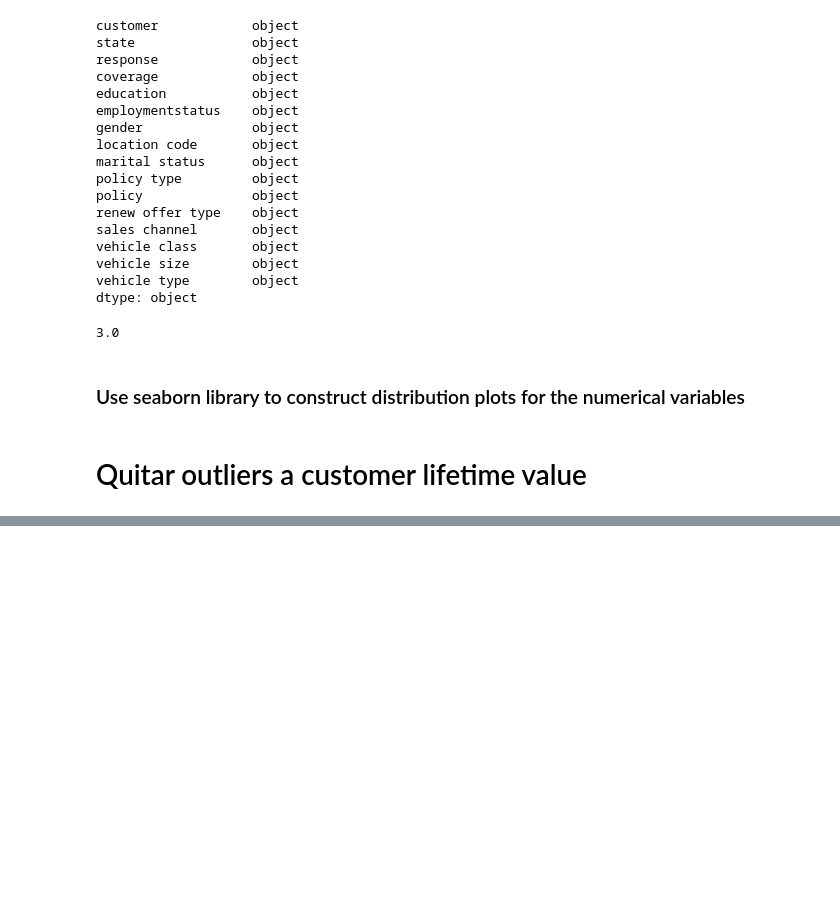
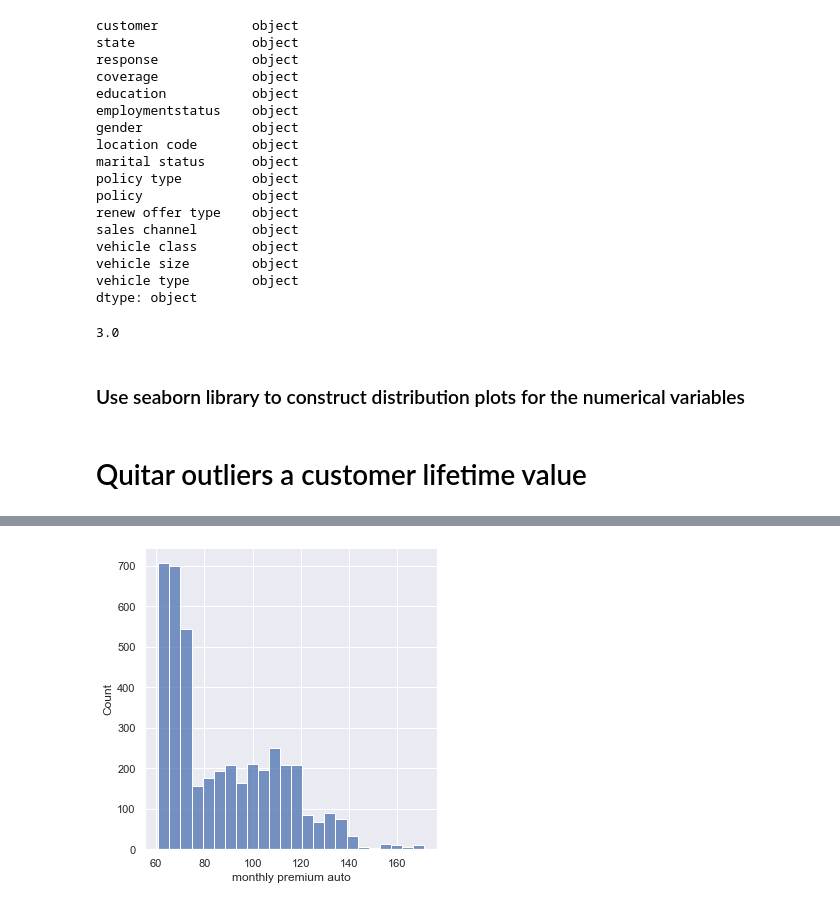
Before and after one commit to Jesus-Almansa/lab-customer-analysis-round-2, a Jupyter notebook: files_for_lab/csv_files/customer_analysis_round2.ipynb, the cells around one changed output, grey strips where cells are left out. Drawn from its saved outputs; the diff is of its cells as text; code cells hidden in the pictures; blank space fills up the shorter version.

```diff
--- a/files_for_lab/csv_files/customer_analysis_round2.ipynb
+++ b/files_for_lab/csv_files/customer_analysis_round2.ipynb
@@ -208,0 +224,4 @@ plt.show()
+# %%
+rm_outliers(df['monthly premium auto'])
+# %% [output]
+[figure, added]
```
Also changed, not shown: parts of 19 cells of this notebook.
